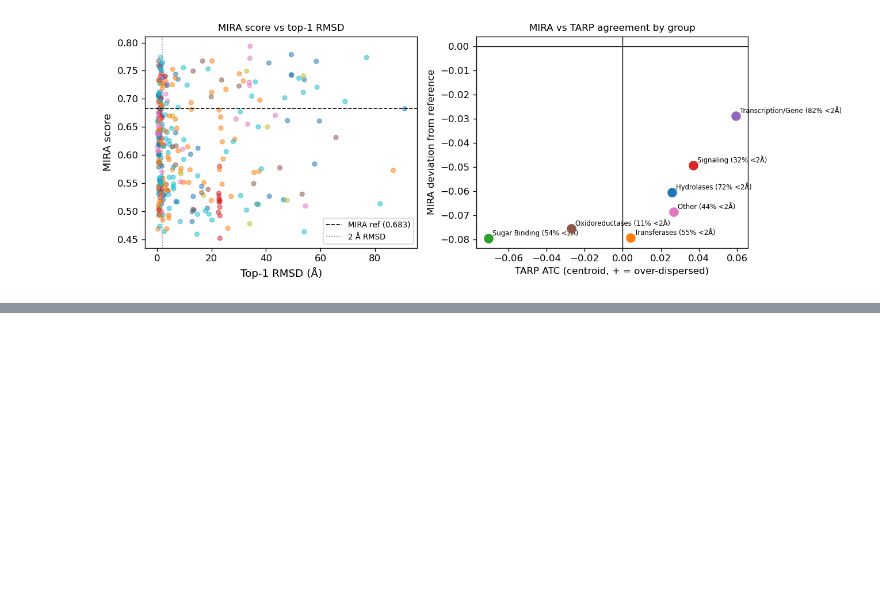
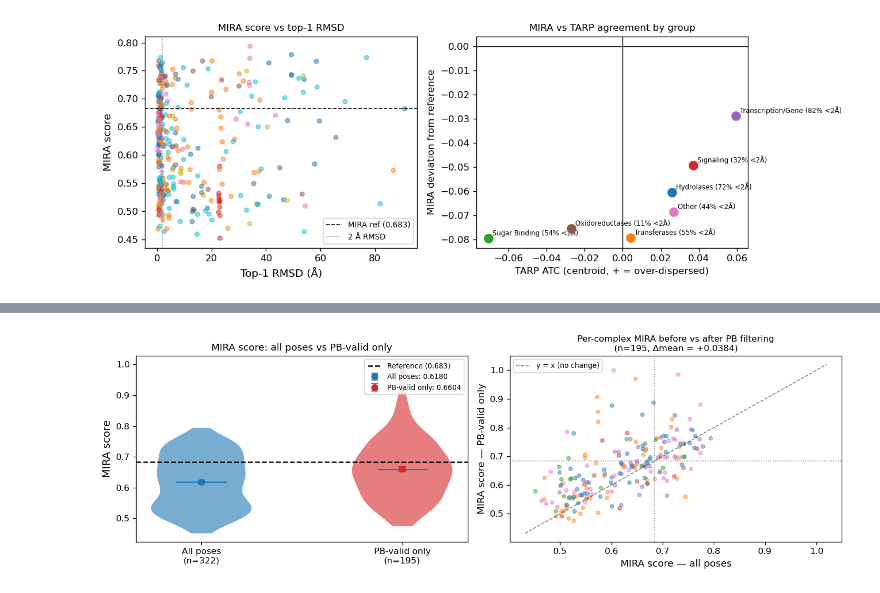
Before and after one commit to quentin-fuchs/MasterThesis, a Jupyter notebook: notebooks/tarp_analysis.ipynb, the cells around one changed output, grey strips where cells are left out. Saved outputs shown, nothing was run; the diff lists cells and outputs as text; code cells hidden in the pictures; blank space fills up the shorter version.

```diff
--- a/notebooks/tarp_analysis.ipynb
+++ b/notebooks/tarp_analysis.ipynb
@@ -515,11 +523,11 @@ ax.set_ylabel("MIRA score", fontsize=12)
 ax.set_title("MIRA score by protein family (RMSD metric, S=40)", fontsize=11)
 ax.legend(fontsize=9)
 fig.tight_layout()
-fig.savefig(f"{MERGED}/mira_by_group_violin.png", dpi=150, bbox_inches="tight")
+fig.savefig(f"{FIGURES}/mira_by_group_violin.png", dpi=150, bbox_inches="tight")
 plt.show()
 
 # --- Figure 2: MIRA score vs top-1 RMSD scatter + MIRA vs TARP comparison ---
-top1_rmsd = np.load(f"{MERGED}/top1_rmsd.npy")
+top1_rmsd = np.load(f"{METRICS}/top1_rmsd.npy")
 top1_map  = dict(zip(complex_names, top1_rmsd))
 mira_top1 = np.array([top1_map.get(n, np.nan) for n in mira_names])
 valid = np.isfinite(mira_top1)
@@ -539,7 +547,7 @@ ax.set_title("MIRA score vs top-1 RMSD", fontsize=10)
 ax.legend(fontsize=8)
 
 ax2 = axes2[1]
-f_cent = np.load(f"{MERGED}/tarp_fractions_centroid.npy")
+f_cent = np.load(f"{METRICS}/tarp_fractions_centroid.npy")
 from utils.tarp_eval import ecp_from_fractions, atc_score
 cent_group_labels = np.array([assign_group(ann_map.get(n, "Unknown")) for n in complex_names])
 tarp_atcs = {}
@@ -564,7 +572,7 @@ ax2.set_ylabel("MIRA deviation from reference", fontsize=10)
 ax2.set_title("MIRA vs TARP agreement by group", fontsize=10)
 
 fig2.tight_layout()
-fig2.savefig(f"{MERGED}/mira_vs_tarp_by_group.png", dpi=150, bbox_inches="tight")
+fig2.savefig(f"{FIGURES}/mira_vs_tarp_by_group.png", dpi=150, bbox_inches="tight")
 plt.show()
 # %% [output]
 Group                     N    MIRA score              90% CI     <2Å%          vs ref
@@ -583,0 +842,49 @@ Reference                          0.6833
+# %%
+# ── Violin: MIRA before vs after PB filtering ────────────────────────────────
+fig, axes = plt.subplots(1, 2, figsize=(12, 4))
+
+ax = axes[0]
+vp = ax.violinplot([mira_scores, pb_mira_scores], positions=[0, 1],
+                   showmedians=True, showextrema=False)
+vp["bodies"][0].set_facecolor("C0"); vp["bodies"][0].set_alpha(0.6)
+vp["bodies"][1].set_facecolor("C3"); vp["bodies"][1].set_alpha(0.6)
+for i, (d, label) in enumerate(zip(
+        [mira_scores, pb_mira_scores],
+        [f"All poses\n(n={len(mira_scores)})",
+         f"PB-valid only\n(n={len(pb_mira_scores)})"])):
+    ax.errorbar(i, d.mean(), yerr=d.std() / np.sqrt(len(d)),
+                fmt="o", color=["C0", "C3"][i], capsize=4, ms=7, zorder=5,
+                label=f"{label.split(chr(10))[0]}: {d.mean():.4f}")
+ax.axhline(REF, color="k", ls="--", lw=1.5, label=f"Reference ({REF:.3f})")
+ax.set_xticks([0, 1])
+ax.set_xticklabels([f"All poses\n(n={len(mira_scores)})",
+                    f"PB-valid only\n(n={len(pb_mira_scores)})"], fontsize=10)
+ax.set_ylabel("MIRA score", fontsize=12)
+ax.set_title("MIRA score: all poses vs PB-valid only", fontsize=11)
+ax.legend(fontsize=8)
+
+# ── Scatter: per-complex MIRA before vs after ────────────────────────────────
+ax2 = axes[1]
+common_list = list(common_names)
+x = np.array([mira_scores[idx_before[n]]   for n in common_list])
+y = np.array([pb_mira_scores[idx_after[n]] for n in common_list])
+color_idx = [GROUP_NAMES.index(assign_group(ann_map.get(n, "Unknown")))
+             if assign_group(ann_map.get(n, "Unknown")) in GROUP_NAMES else 6
+             for n in common_list]
+sc = ax2.scatter(x, y, c=color_idx, cmap="tab10", vmin=0, vmax=9,
+                 alpha=0.45, s=18)
+lims = [min(x.min(), y.min()) - 0.02, max(x.max(), y.max()) + 0.02]
+ax2.plot(lims, lims, "k--", lw=1, alpha=0.5, label="y = x (no change)")
+ax2.axhline(REF, color="grey", ls=":", lw=1)
+ax2.axvline(REF, color="grey", ls=":", lw=1)
+ax2.set_xlabel("MIRA score — all poses", fontsize=11)
+ax2.set_ylabel("MIRA score — PB-valid only", fontsize=11)
+ax2.set_title(f"Per-complex MIRA before vs after PB filtering\n"
+              f"(n={len(common_list)}, Δmean = {y.mean()-x.mean():+.4f})", fontsize=10)
+ax2.legend(fontsize=8)
+
+plt.tight_layout()
+plt.savefig(f"{FIGURES}/pb_mira_comparison.png", dpi=150, bbox_inches="tight")
+plt.show()
+# %% [output]
+[figure, added]
```
Also changed, not shown: parts of 23 cells of this notebook, 4 other files.
